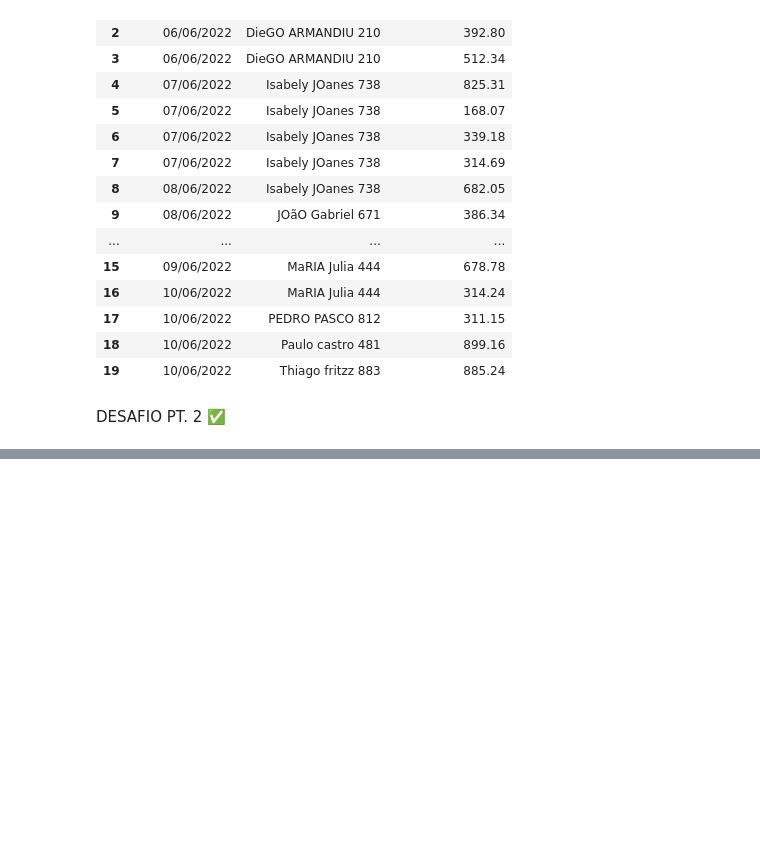
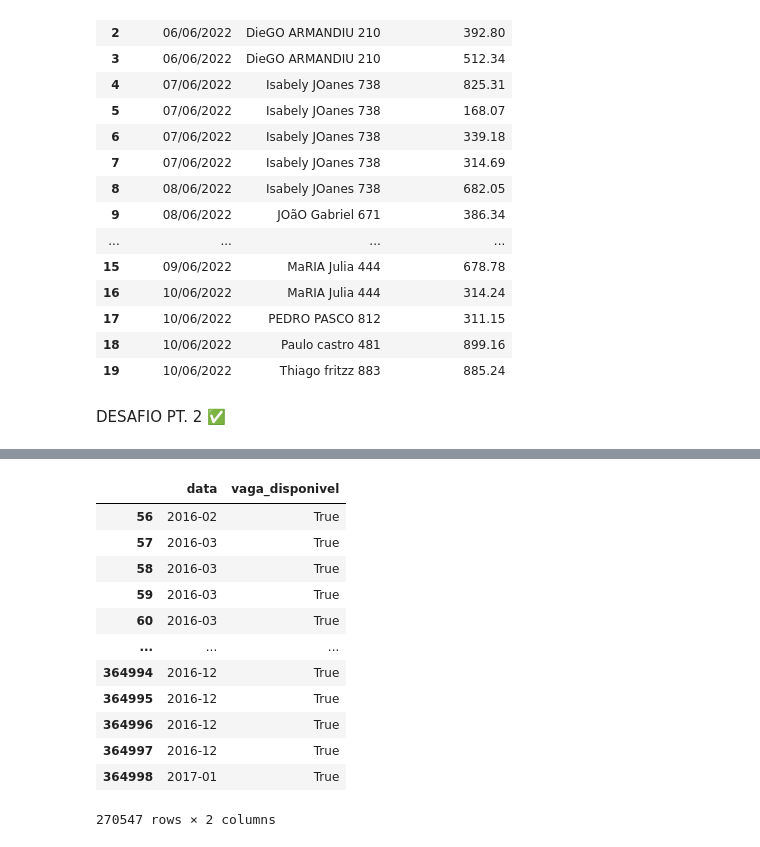
Before and after one commit to GaiasRaphael/Alura, a Jupyter notebook: Ciência de Dados/Pandas/data_manipu.ipynb, the cells around one changed output, grey strips where cells are left out. Cells and saved outputs as stored; diff of their text form; code cells hidden in the pictures; blank space fills up the shorter version.

Commit message:
terminar manipulacao

```diff
--- a/Ciência de Dados/Pandas/data_manipu.ipynb
+++ b/Ciência de Dados/Pandas/data_manipu.ipynb
@@ -261,0 +341,3 @@ DESAFIO PT. 2 ✅
+# %%
+moveis_disponiveis = pd.read_json ('https://cdn3.gnarususercontent.com.br/2928-transformacao-manipulacao-dados/moveis_disponiveis.json', storage_options={'User-Agent': 'Mozilla/5.0'})
+moveis_disponiveis.head()
@@ -261,0 +351,4 @@ DESAFIO PT. 2 ✅
+# %%
+moveis_disponiveis['data'] = pd.to_datetime (moveis_disponiveis['data'])
+# %%
+moveis_disponiveis['data'] = moveis_disponiveis['data'].dt.strftime ("%Y-%m")
@@ -261,0 +364,18 @@ DESAFIO PT. 2 ✅
+# %%
+disponivel_por_mes = moveis_disponiveis[['data', 'vaga_disponivel']].query ('vaga_disponivel == True')
+# %%
+disponivel_por_mes
+# %% [output]
+|  | data | vaga_disponivel |
+| 56 | 2016-02 | True |
+| 57 | 2016-03 | True |
+| 58 | 2016-03 | True |
+| 59 | 2016-03 | True |
+| 60 | 2016-03 | True |
+| ... | ... | ... |
+| 364994 | 2016-12 | True |
+| 364995 | 2016-12 | True |
+| 364996 | 2016-12 | True |
+| 364997 | 2016-12 | True |
+| 364998 | 2017-01 | True |
+270547 rows × 2 columns
```
Also changed, not shown: parts of 14 cells of this notebook.
